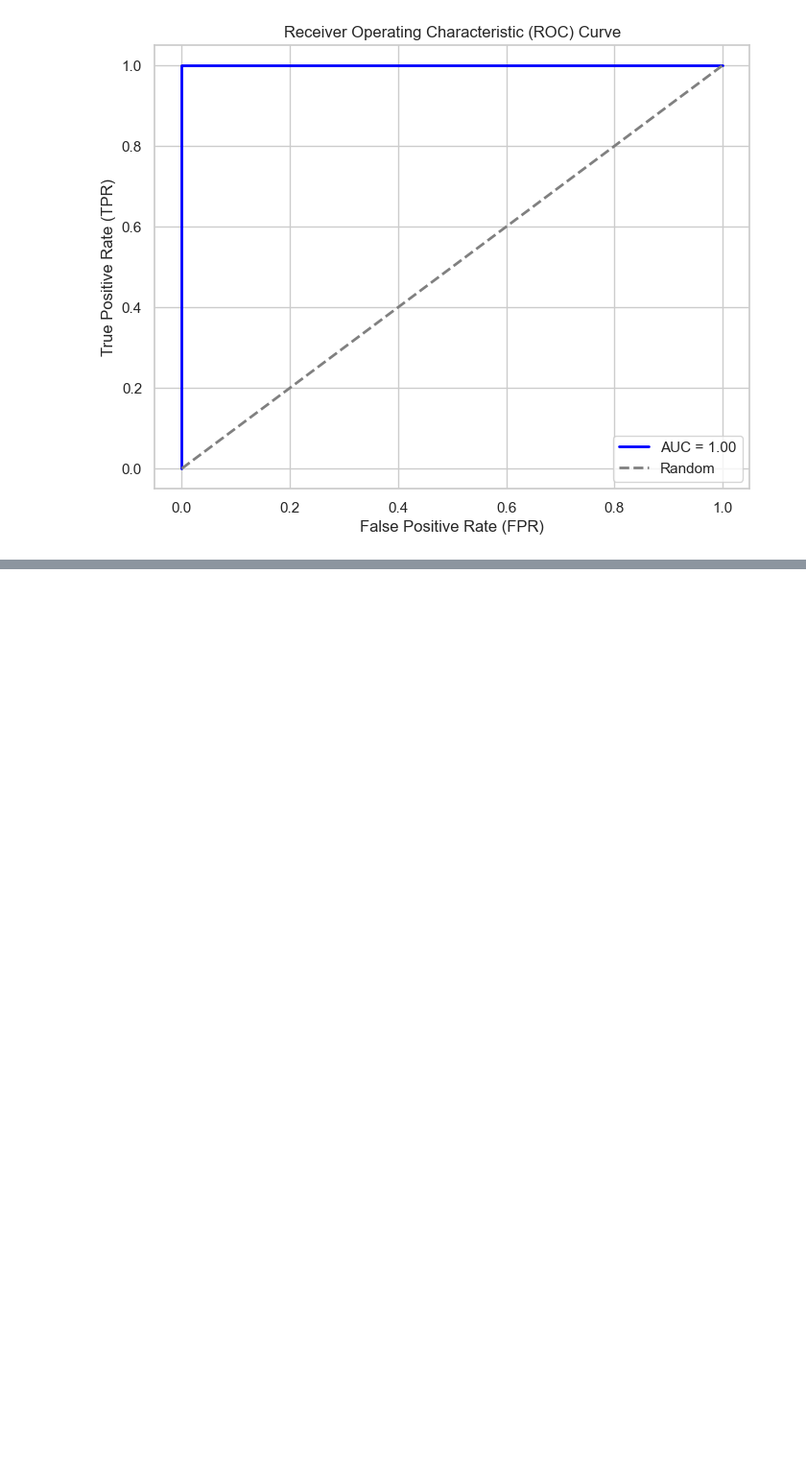
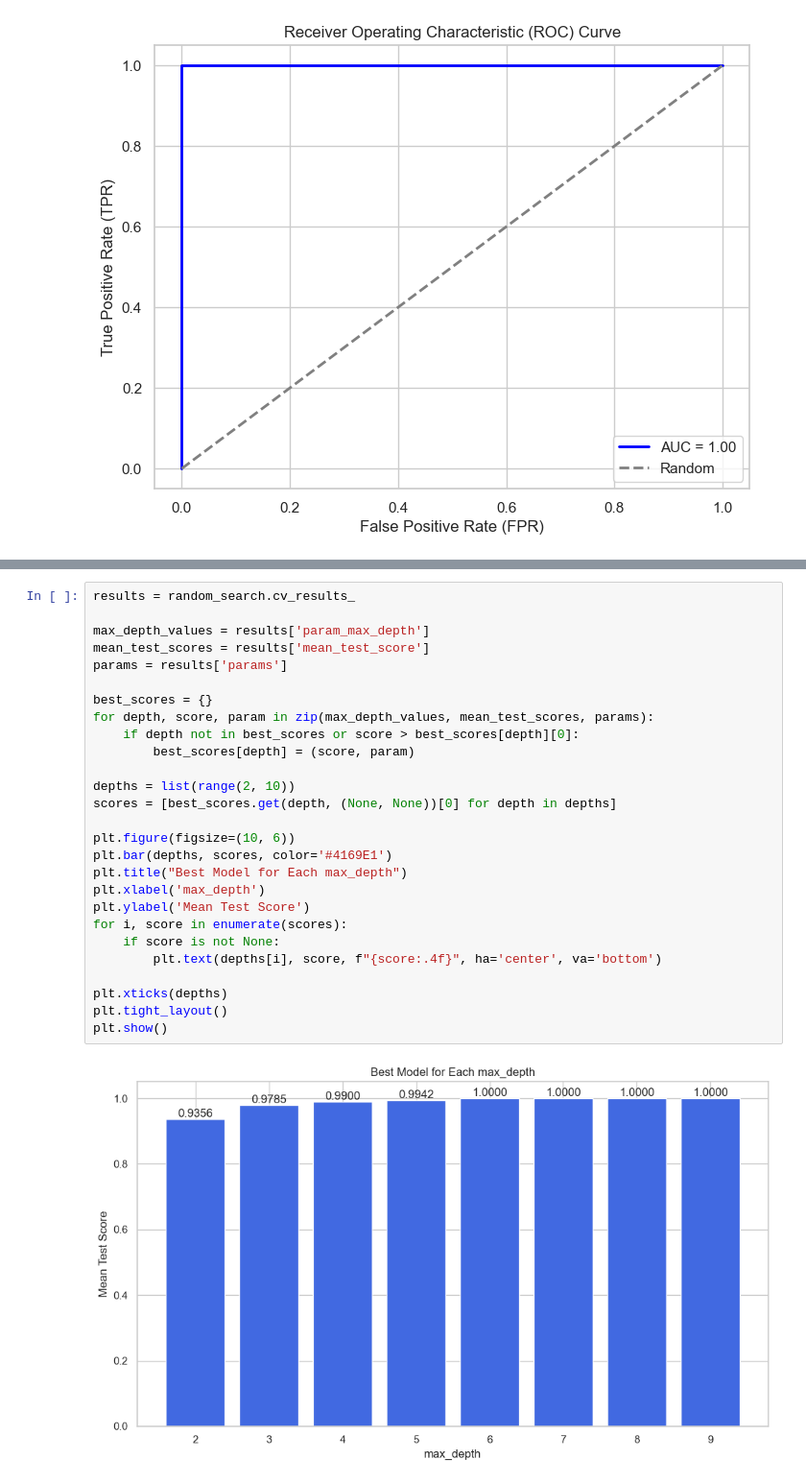
Before and after one commit to reneta-dimitrova96/Machine-Learning-Project-2023---Mushroom-Classification, a Jupyter notebook: mushroom_classification.ipynb, the cells around one changed output, grey strips where cells are left out. Shown at 96% size. Saved outputs shown, nothing was run; the diff lists cells and outputs as text; blank space fills up the shorter version.

```diff
--- a/mushroom_classification.ipynb
+++ b/mushroom_classification.ipynb
@@ -710,0 +817,29 @@ plt.show()
+# %%
+results = random_search.cv_results_
+
+max_depth_values = results['param_max_depth']
+mean_test_scores = results['mean_test_score']
+params = results['params']
+
+best_scores = {}
+for depth, score, param in zip(max_depth_values, mean_test_scores, params):
+    if depth not in best_scores or score > best_scores[depth][0]:
+        best_scores[depth] = (score, param)
+
+depths = list(range(2, 10))
+scores = [best_scores.get(depth, (None, None))[0] for depth in depths]
+
+plt.figure(figsize=(10, 6))
+plt.bar(depths, scores, color='#4169E1')
+plt.title("Best Model for Each max_depth")
+plt.xlabel('max_depth')
+plt.ylabel('Mean Test Score')
+for i, score in enumerate(scores):
+    if score is not None:
+        plt.text(depths[i], score, f"{score:.4f}", ha='center', va='bottom')
+
+plt.xticks(depths)
+plt.tight_layout()
+plt.show()
+# %% [output]
+[figure, added]
```
Also changed, not shown: parts of 21 cells of this notebook.
